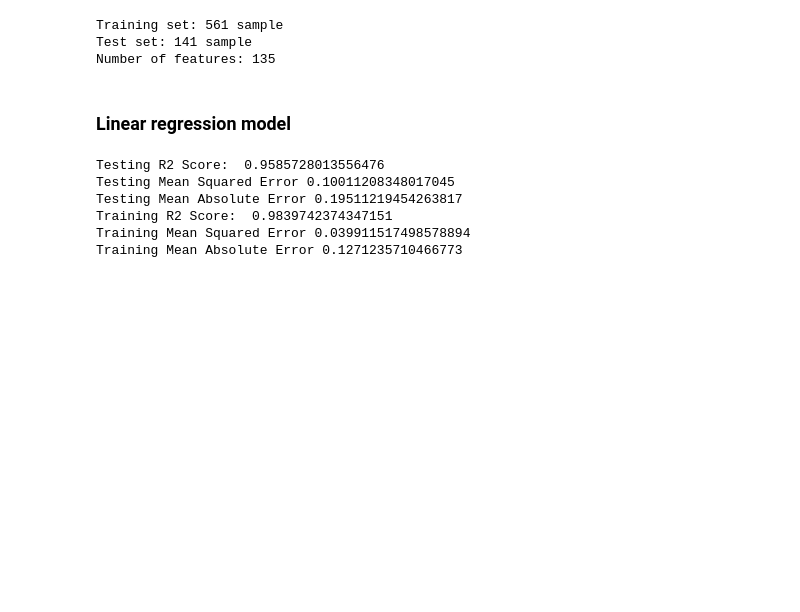
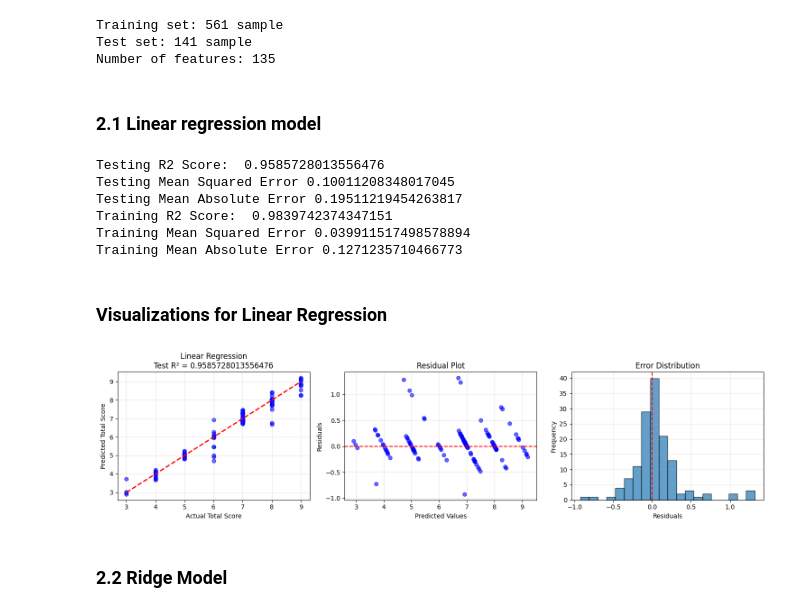
Before and after one commit to pasindu-piyumal/Student_Social_Media_Addiction, a Jupyter notebook: predict_student_social_media_addiction.ipynb, the cells around one changed output. Cells and saved outputs as stored; diff of their text form; code cells hidden in the pictures; blank space fills up the shorter version.

Commit message:
plot graphs for linear model

```diff
--- a/predict_student_social_media_addiction.ipynb
+++ b/predict_student_social_media_addiction.ipynb
@@ -427,7 +427,7 @@ Training set: 561 sample
 Test set: 141 sample
 Number of features: 135
 # %% [markdown]
-### Linear regression model
+### 2.1 Linear regression model
 # %%
 model_linear = LinearRegression()
 model_linear.fit(X_train, y_train)
@@ -447,3 +447,39 @@ Testing Mean Absolute Error 0.19511219454263817
 Training R2 Score:  0.9839742374347151
 Training Mean Squared Error 0.039911517498578894
 Training Mean Absolute Error 0.1271235710466773
+# %% [markdown]
+### Visualizations for Linear Regression
+# %%
+fig, axes = plt.subplots(1, 3, figsize=(15, 4))
+
+# Plot 1: Predicted vs Actual
+axes[0].scatter(y_test, y_test_pred_linear, alpha=0.6, color='blue')
+axes[0].plot([y_test.min(), y_test.max()], [y_test.min(), y_test.max()], 'r--', lw=2)
+axes[0].set_xlabel('Actual Total Score')
+axes[0].set_ylabel('Predicted Total Score')
+axes[0].set_title(f'Linear Regression\nTest R² = {r2_score(y_test, y_test_pred_linear)}')
+axes[0].grid(True, alpha=0.3)
+
+# Plot 2: Residuals
+residuals_lr = y_test - y_test_pred_linear
+axes[1].scatter(y_test_pred_linear, residuals_lr, alpha=0.6, color='blue')
+axes[1].axhline(y=0, color='red', linestyle='--')
+axes[1].set_xlabel('Predicted Values')
+axes[1].set_ylabel('Residuals')
+axes[1].set_title('Residual Plot')
+axes[1].grid(True, alpha=0.3)
+
+# Plot 3: Error distribution
+axes[2].hist(residuals_lr, bins=20, edgecolor='black', alpha=0.7)
+axes[2].axvline(x=0, color='red', linestyle='--')
+axes[2].set_xlabel('Residuals')
+axes[2].set_ylabel('Frequency')
+axes[2].set_title('Error Distribution')
+axes[2].grid(True, alpha=0.3)
+
+plt.tight_layout()
+plt.show()
+# %% [output]
+[figure, added]
+# %% [markdown]
+### 2.2 Ridge Model
```
